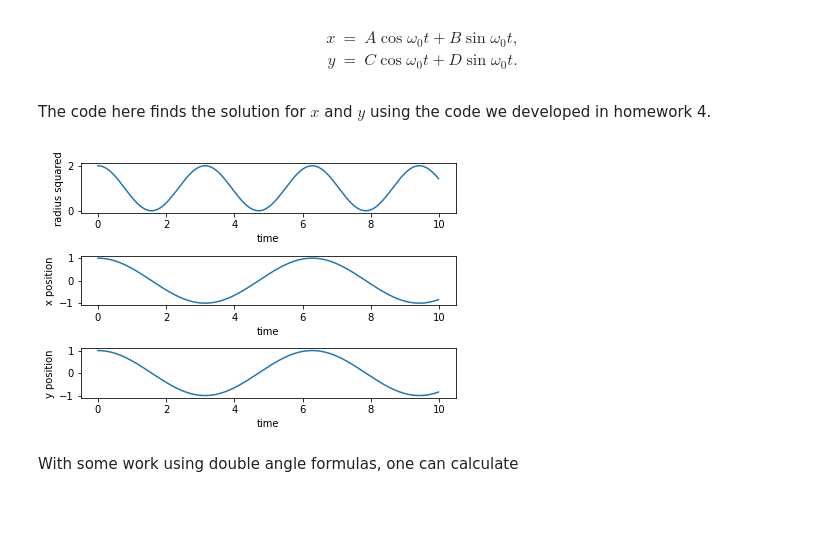
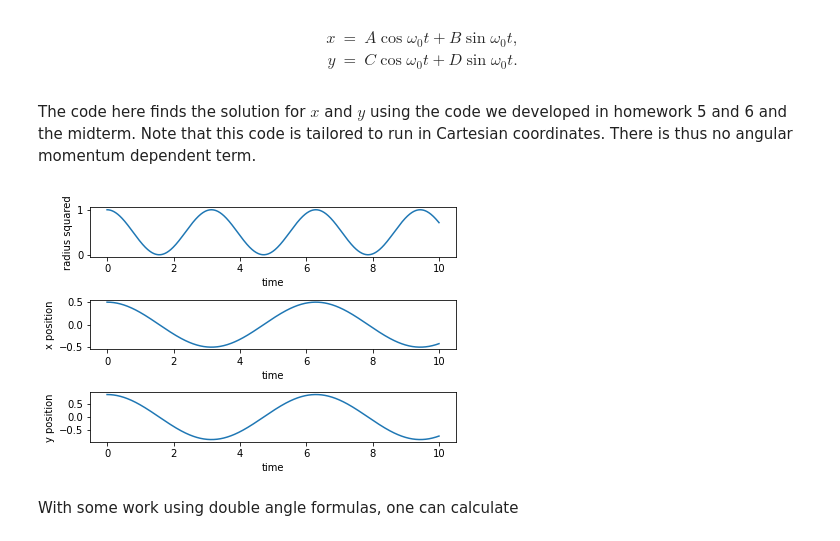
Before and after one commit to mhjensen/Physics321, a Jupyter notebook: doc/LectureNotes/_build/jupyter_execute/chapter6.ipynb, the cells around one changed output. Cells and saved outputs as stored; diff of their text form; code cells hidden in the pictures; blank space fills up the shorter version.

```diff
--- a/doc/LectureNotes/_build/jupyter_execute/chapter6.ipynb
+++ b/doc/LectureNotes/_build/jupyter_execute/chapter6.ipynb
@@ -512,10 +514,10 @@ import matplotlib.pyplot as plt
 
 Deltax = 0.01
 #set up arrays
-xinitial = 1.0
-xfinal = 5.0
-k = 0.1   # spring constant
-m = 0.1   # mass, you can change these
+xinitial = 0.5
+xfinal = 3.0
+k = 1.0   # spring constant
+m = 1.0   # mass, you can change these
 AngMom = 1.0  #  The angular momentum
 n = ceil((xfinal-xinitial)/Deltax)
 x = np.zeros(n)
@@ -595,7 +597,7 @@ y&=&C\cos\omega_0 t+D\sin\omega_0 t.
 \end{eqnarray*}
 $$
 # %% [markdown]
-The code here finds the solution for $x$ and $y$ using the code we developed in homework 4.
+The code here finds the solution for $x$ and $y$ using the code we developed in homework 5 and 6 and the midterm.  Note that this code is tailored to run in Cartesian coordinates. There is thus no angular momentum dependent term.
 # %%
 
 DeltaT = 0.01
@@ -608,45 +610,44 @@ v = np.zeros((n,2))
 r = np.zeros((n,2))
 radius = np.zeros(n)
 # Constants of the model
-k = 0.1   # spring constant
-m = 0.1   # mass, you can change these
+k = 1.0   # spring constant
+m = 1.0   # mass, you can change these
 omega02 = sqrt(k/m)  # Frequency
 AngMom = 1.0  #  The angular momentum
 rmin = (AngMom*AngMom/k/m)**0.25
 # Initial conditions as compact 2-dimensional arrays
-#x0 =rmin*0.5; y0 = sqrt(rmin*rmin-x0*x0)
-x0 = 1.0; y0= 1.0
+x0 = rmin-0.5; y0= sqrt(rmin*rmin-x0*x0)
 r0 = np.array([x0,y0])
 v0 = np.array([0.0,0.0])
 r[0] = r0
 v[0] = v0
 # Start integrating using the Velocity-Verlet  method
 for i in range(n-1):
     # Set up the acceleration
     a =  -r[i]*omega02
     # update velocity, time and position using the Velocity-Verlet method
     r[i+1] = r[i] + DeltaT*v[i]+0.5*(DeltaT**2)*a
     anew = -r[i+1]*omega02
     v[i+1] = v[i] + 0.5*DeltaT*(a+anew)
     t[i+1] = t[i] + DeltaT
 # Plot position as function of time
 radius = np.sqrt(r[:,0]**2+r[:,1]**2)
 fig, ax = plt.subplots(3,1)
 ax[0].set_xlabel('time')
 ax[0].set_ylabel('radius squared')
 ax[0].plot(t,r[:,0]**2+r[:,1]**2)
 ax[1].set_xlabel('time')
 ax[1].set_ylabel('x position')
 ax[1].plot(t,r[:,0])
 ax[2].set_xlabel('time')
 ax[2].set_ylabel('y position')
 ax[2].plot(t,r[:,1])
 
 fig.tight_layout()
 save_fig("2DimHOVV")
 plt.show()
 # %% [output]
-[figure, old version]
+[figure, new version]
 # %% [markdown]
 With some work using double angle formulas, one can calculate
 # %% [markdown]
```
Also changed, not shown: parts of 15 cells of this notebook, 17 other files.
